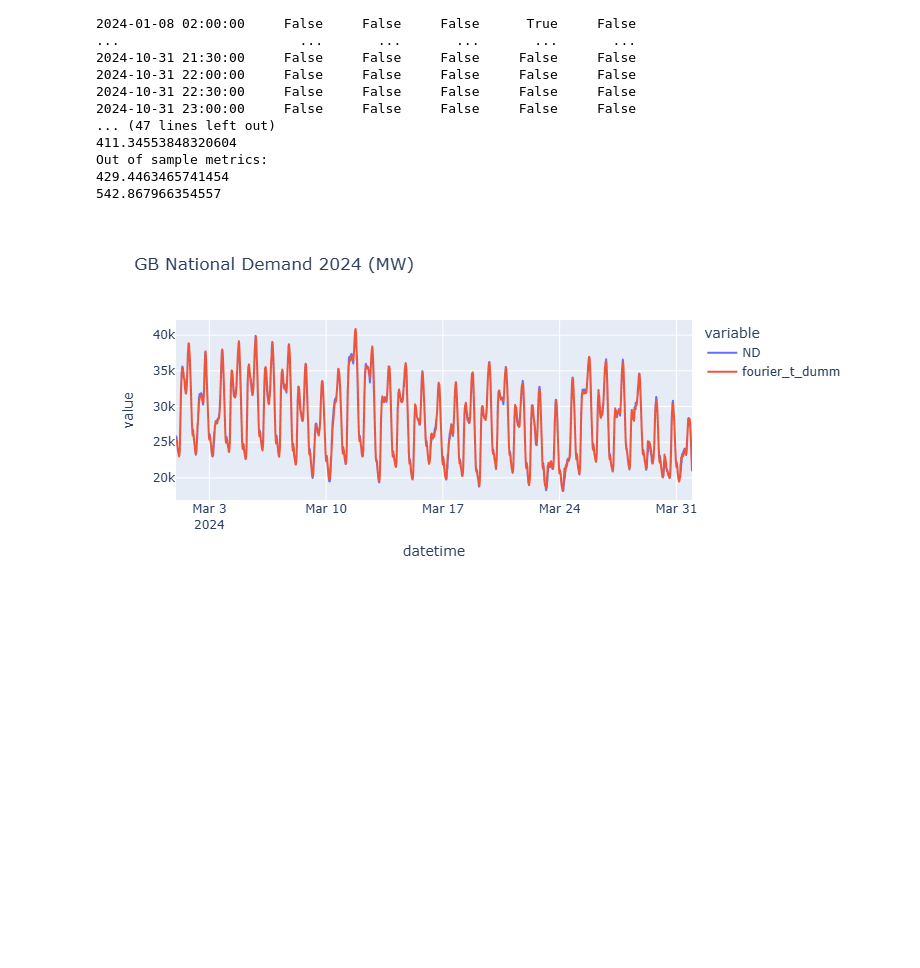
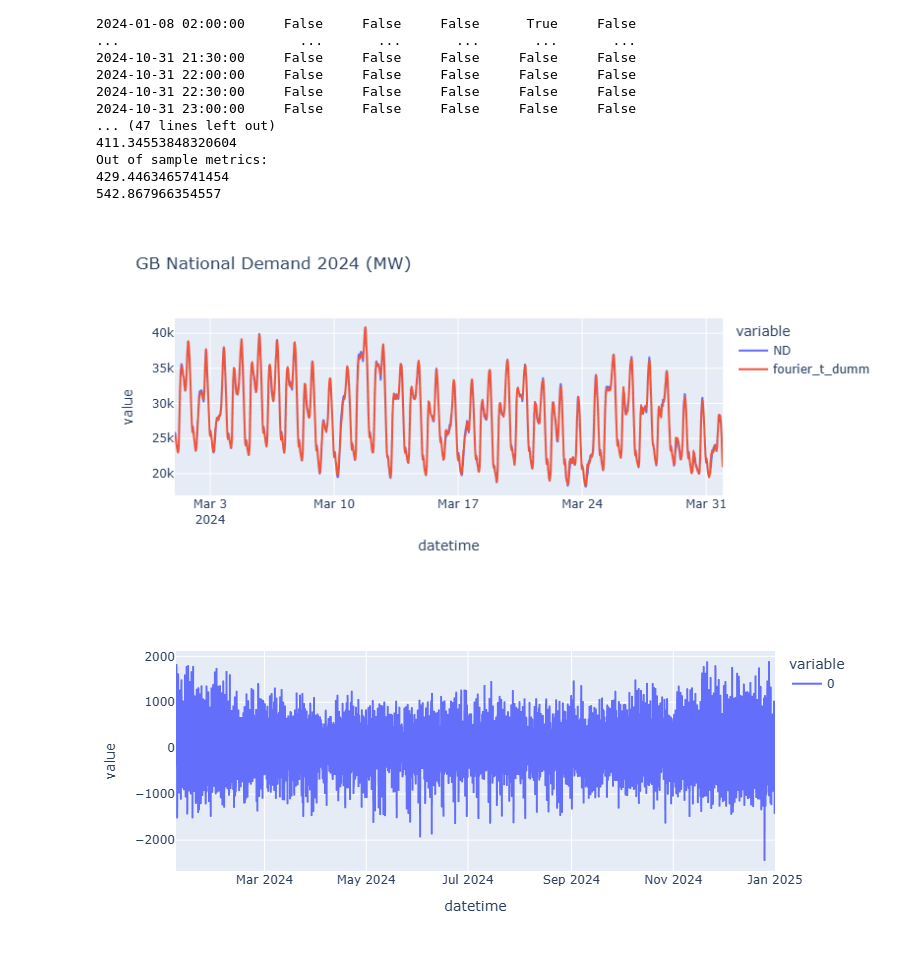
Before and after one commit to jpb-py/energy-forecast, a Jupyter notebook: notebooks/02_forecasting.ipynb, the cells around one changed output. Drawn from its saved outputs; the diff is of its cells as text; code cells hidden in the pictures; blank space fills up the shorter version.

```diff
--- a/notebooks/02_forecasting.ipynb
+++ b/notebooks/02_forecasting.ipynb
@@ -426,23 +432,23 @@ Out of sample metrics:
 # %%
 # plot these first to better see performance
 y_comb_full = pd.concat([y_pred_full, y_fore_full])
 df['fourier_t_dumm'] = y_comb_full
 
 march3_df = df[df['month']==3]
 #fig3 = px.line(march3_df, y=['ND', 'ND_lagged','fourier','fourier_full'], title='GB National Demand 2024 (MW)')
 fig5 = px.line(march3_df, y=['ND','fourier_t_dumm'], title='GB National Demand 2024 (MW)')
 fig5.show()
 
 #dec_df = df[df['month']==12]
 #fig3 = px.line(march3_df, y=['ND', 'ND_lagged','fourier','fourier_full'], title='GB National Demand 2024 (MW)')
 #fig6 = px.line(dec_df, y=['ND','fourier_full'], title='GB National Demand 2024 (MW)')
 #fig6.show()
 
-#y_resid = df['ND'] - y_comb_full
-#print(type(y_resid))
-#print(y_resid[0:100])
-#y_resid_march = y_resid[y_resid.index.month==3]
+y_resid = df['ND'] - y_comb_full
+y_resid_march = y_resid[y_resid.index.month==3]
 #fig_resid = px.line(y_resid_march)
-#fig_resid.show()
+fig_resid = px.line(y_resid)
+fig_resid.show()
 # %% [output]
-[figure, old version]
+[figure, new version]
+[figure, added]
```
Also changed, not shown: parts of 6 cells of this notebook.
